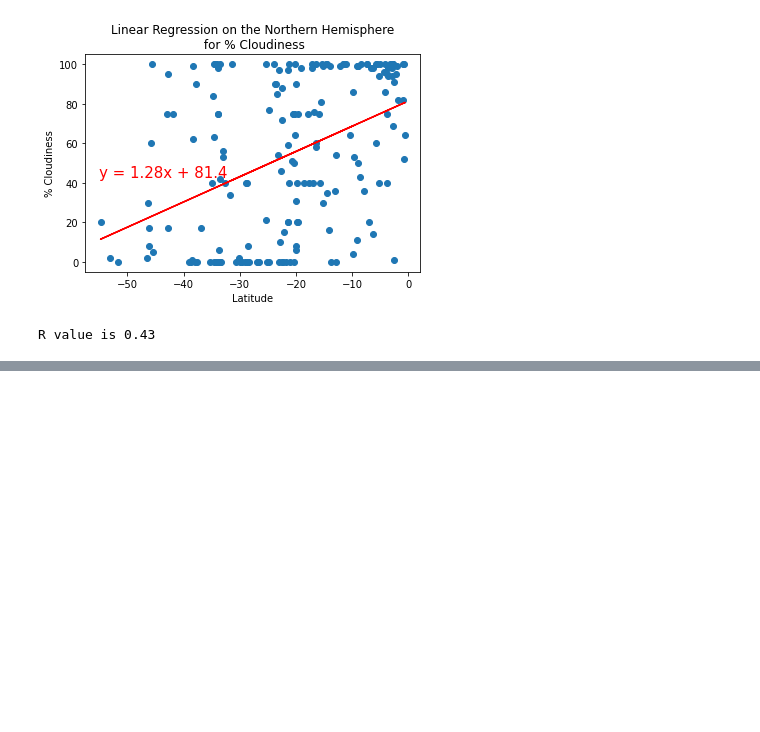
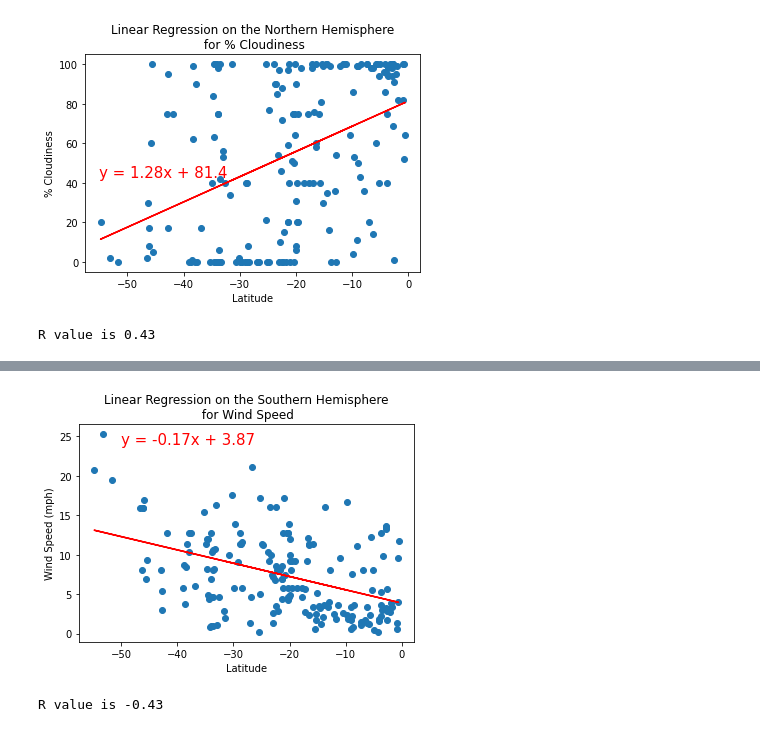
Before and after one commit to ed12rivera/World_Weather_Analysis, a Jupyter notebook: WeatherPy.ipynb, the cells around one changed output, grey strips where cells are left out. Cells and saved outputs as stored; diff of their text form; code cells hidden in the pictures; blank space fills up the shorter version.

```diff
--- a/WeatherPy.ipynb
+++ b/WeatherPy.ipynb
@@ -346,0 +350,6 @@ plot_linreg(northern_hemi["Lat"], northern_hemi["Wind Speed"], "Wind Speed (mph)
+# %%
+plot_linreg(southern_hemi["Lat"], southern_hemi["Wind Speed"], "Wind Speed (mph)", (-50,24),
+           "Linear Regression on the Southern Hemisphere\n for Wind Speed")
+# %% [output]
+[figure, added]
+R value is -0.43
```
Also changed, not shown: parts of 1 cell of this notebook.
